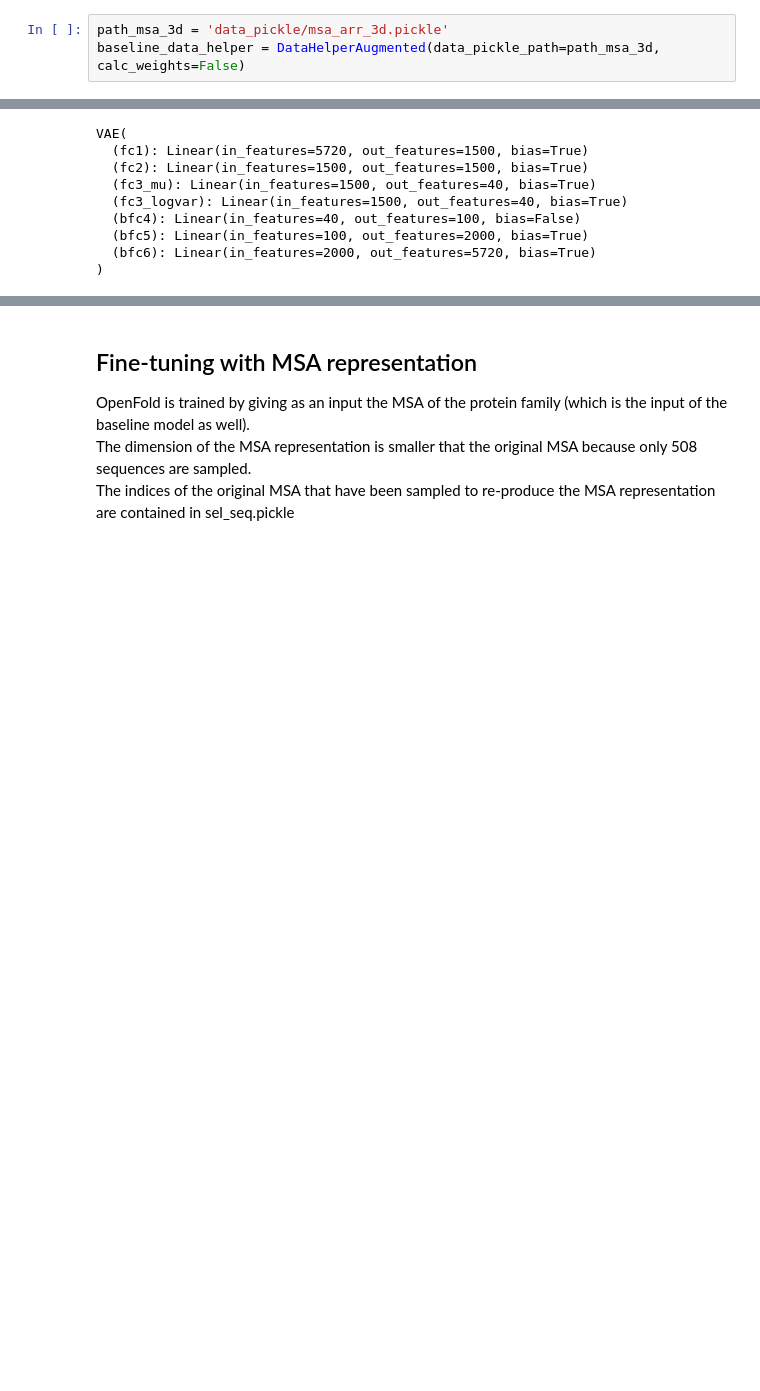
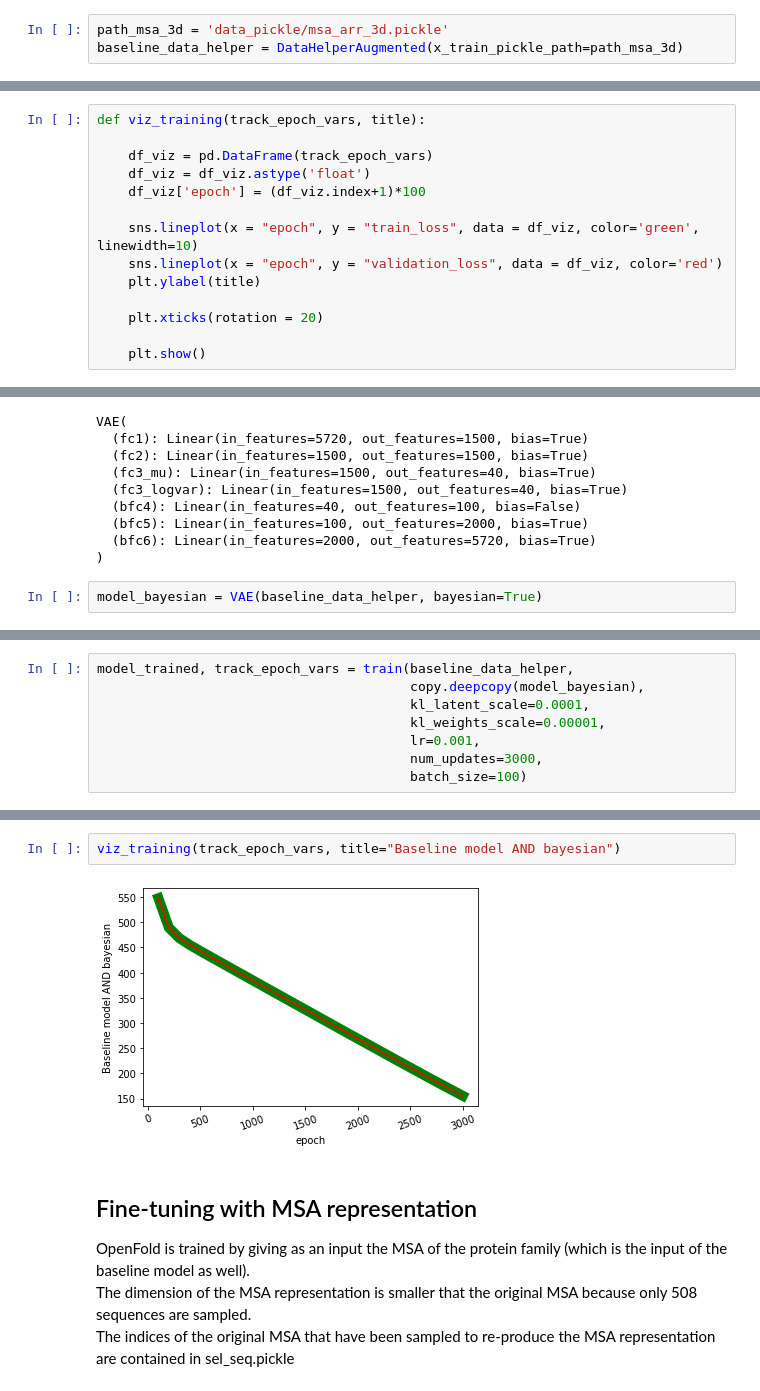
Before and after one commit to egruttadauria98/MScThesis_mutation_analysis, a Jupyter notebook: deepsequence_experiments.ipynb, the cells around one changed output, grey strips where cells are left out. Cells and saved outputs as stored; diff of their text form; blank space fills up the shorter version.

```diff
--- a/deepsequence_experiments.ipynb
+++ b/deepsequence_experiments.ipynb
@@ -104,7 +105,7 @@ class DataHelperAugmented(DataHelper):
 ### Baseline DataHelper
 # %%
 path_msa_3d = 'data_pickle/msa_arr_3d.pickle'
-baseline_data_helper = DataHelperAugmented(data_pickle_path=path_msa_3d, calc_weights=False)
+baseline_data_helper = DataHelperAugmented(x_train_pickle_path=path_msa_3d)
 # %%
 baseline_data_helper.x_train.shape
 # %% [output]
@@ -112,3 +119,17 @@ baseline_data_helper.x_train.shape
+# %%
+def viz_training(track_epoch_vars, title):
+
+    df_viz = pd.DataFrame(track_epoch_vars)
+    df_viz = df_viz.astype('float')
+    df_viz['epoch'] = (df_viz.index+1)*100
+
+    sns.lineplot(x = "epoch", y = "train_loss", data = df_viz, color='green', linewidth=10)
+    sns.lineplot(x = "epoch", y = "validation_loss", data = df_viz, color='red')
+    plt.ylabel(title)
+
+    plt.xticks(rotation = 20)
+
+    plt.show()
 # %% [markdown]
 ### Baseline Model VAE
 # %%
@@ -127,3 +148,5 @@ VAE(
   (bfc5): Linear(in_features=100, out_features=2000, bias=True)
   (bfc6): Linear(in_features=2000, out_features=5720, bias=True)
 )
+# %%
+model_bayesian = VAE(baseline_data_helper, bayesian=True)
@@ -160,0 +211,8 @@ Epoch: 200
+# %%
+model_trained, track_epoch_vars = train(baseline_data_helper,
+                                        copy.deepcopy(model_bayesian),
+                                        kl_latent_scale=0.0001,
+                                        kl_weights_scale=0.00001,
+                                        lr=0.001,
+                                        num_updates=3000,
+                                        batch_size=100)
@@ -161,3 +237,7 @@ Epoch: 200
+# %%
+viz_training(track_epoch_vars, title="Baseline model AND bayesian")
+# %% [output]
+[figure, added]
 # %% [markdown]
 ## Fine-tuning with MSA representation
 
```
Also changed, not shown: parts of 67 cells of this notebook, 14 other files.
